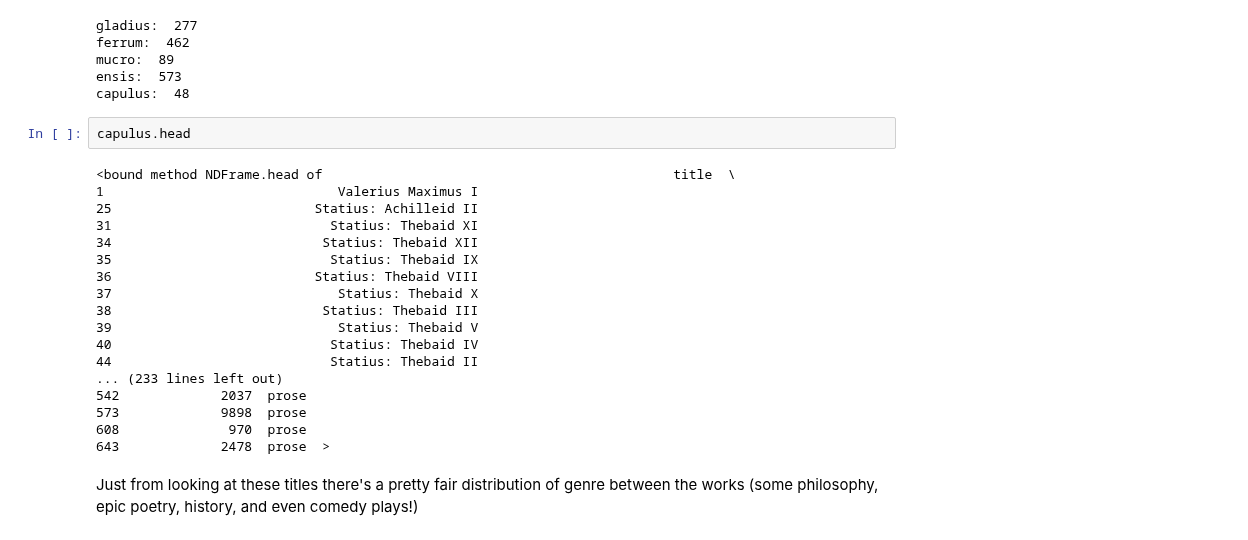
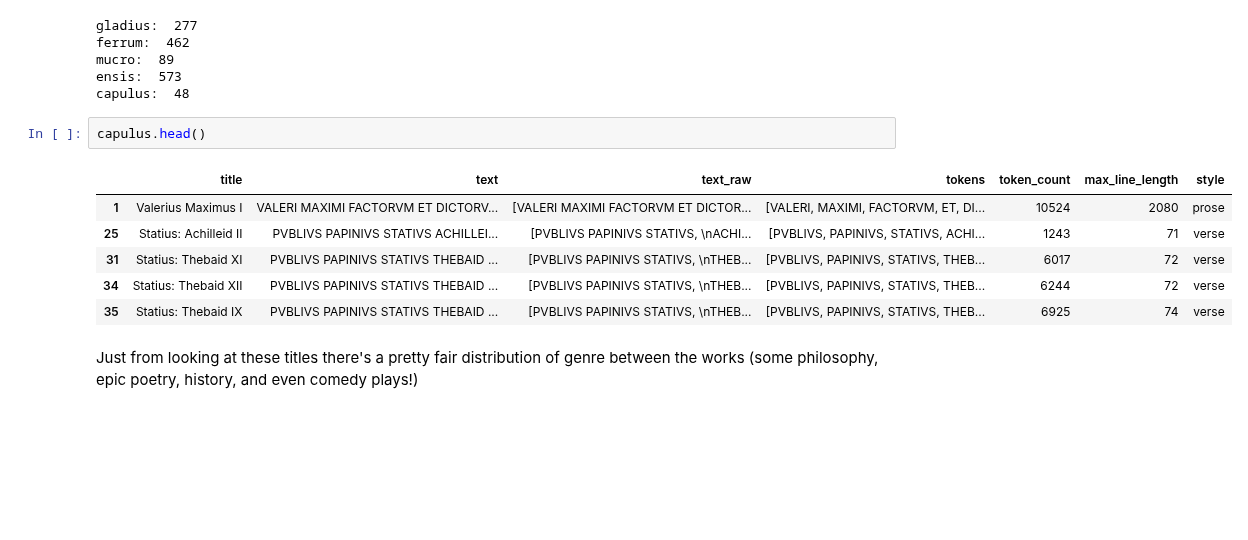
Before and after one commit to Data-Science-for-Linguists-2021/Latin-Vocabulary-Analysis, a Jupyter notebook: AnalysisCode.ipynb, the cells around one changed output. Cells and saved outputs as stored; diff of their text form; blank space fills up the shorter version.

```diff
--- a/AnalysisCode.ipynb
+++ b/AnalysisCode.ipynb
@@ -208,25 +208,14 @@ mucro:  89
 ensis:  573
 capulus:  48
 # %%
-capulus.head
+capulus.head()
 # %% [output]
-<bound method NDFrame.head of                                             title  \
-1                              Valerius Maximus I
-25                          Statius: Achilleid II
-31                            Statius: Thebaid XI
-34                           Statius: Thebaid XII
-35                            Statius: Thebaid IX
-36                          Statius: Thebaid VIII
-37                             Statius: Thebaid X
-38                           Statius: Thebaid III
-39                             Statius: Thebaid V
-40                            Statius: Thebaid IV
-44                            Statius: Thebaid II
-... (233 lines left out)
-542             2037  prose
-573             9898  prose
-608              970  prose
-643             2478  prose  >
+|  | title | text | text_raw | tokens | token_count | max_line_length | style |
+| 1 | Valerius Maximus I | VALERI MAXIMI FACTORVM ET DICTORV... | [VALERI MAXIMI FACTORVM ET DICTOR... | [VALERI, MAXIMI, FACTORVM, ET, DI... | 10524 | 2080 | prose |
+| 25 | Statius: Achilleid II | PVBLIVS PAPINIVS STATIVS ACHILLEI... | [PVBLIVS PAPINIVS STATIVS, \nACHI... | [PVBLIVS, PAPINIVS, STATIVS, ACHI... | 1243 | 71 | verse |
+| 31 | Statius: Thebaid XI | PVBLIVS PAPINIVS STATIVS THEBAID ... | [PVBLIVS PAPINIVS STATIVS, \nTHEB... | [PVBLIVS, PAPINIVS, STATIVS, THEB... | 6017 | 72 | verse |
+| 34 | Statius: Thebaid XII | PVBLIVS PAPINIVS STATIVS THEBAID ... | [PVBLIVS PAPINIVS STATIVS, \nTHEB... | [PVBLIVS, PAPINIVS, STATIVS, THEB... | 6244 | 72 | verse |
+| 35 | Statius: Thebaid IX | PVBLIVS PAPINIVS STATIVS THEBAID ... | [PVBLIVS PAPINIVS STATIVS, \nTHEB... | [PVBLIVS, PAPINIVS, STATIVS, THEB... | 6925 | 74 | verse |
 # %% [markdown]
 Just from looking at these titles there's a pretty fair distribution of genre between the works (some philosophy, epic poetry, history, and even comedy plays!)
 # %%
```
Also changed, not shown: parts of 2 cells of this notebook.
